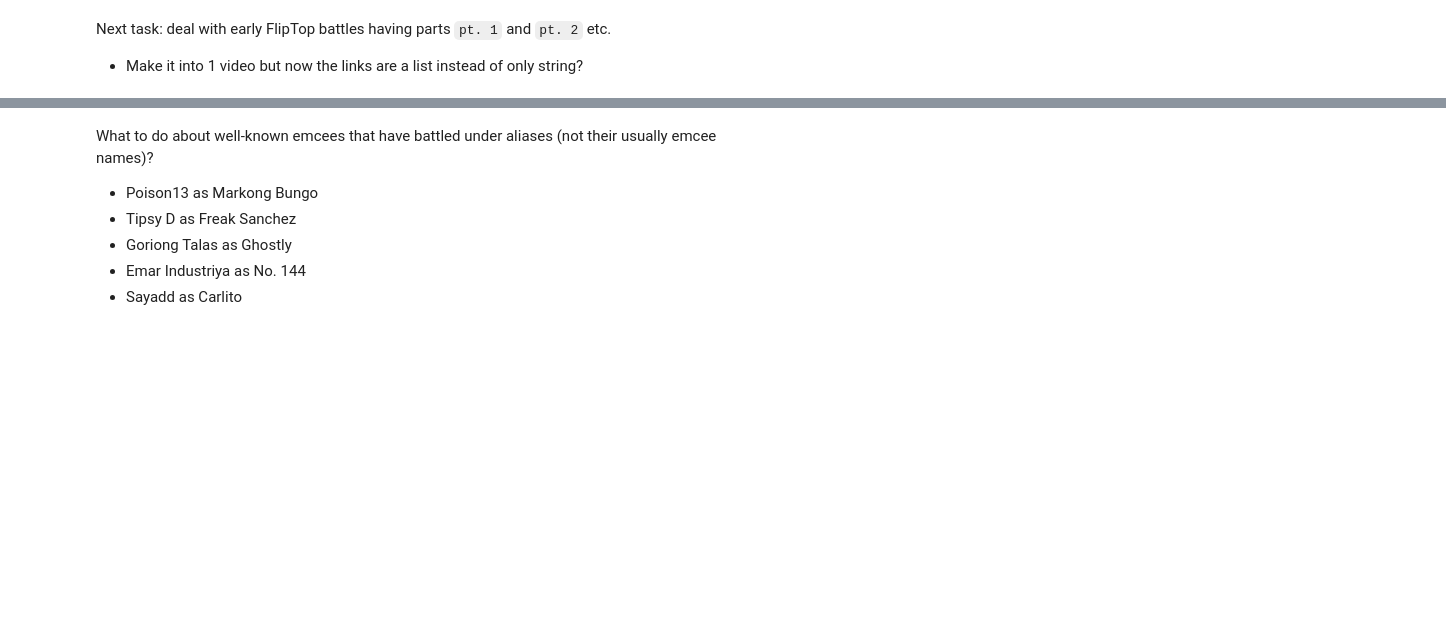
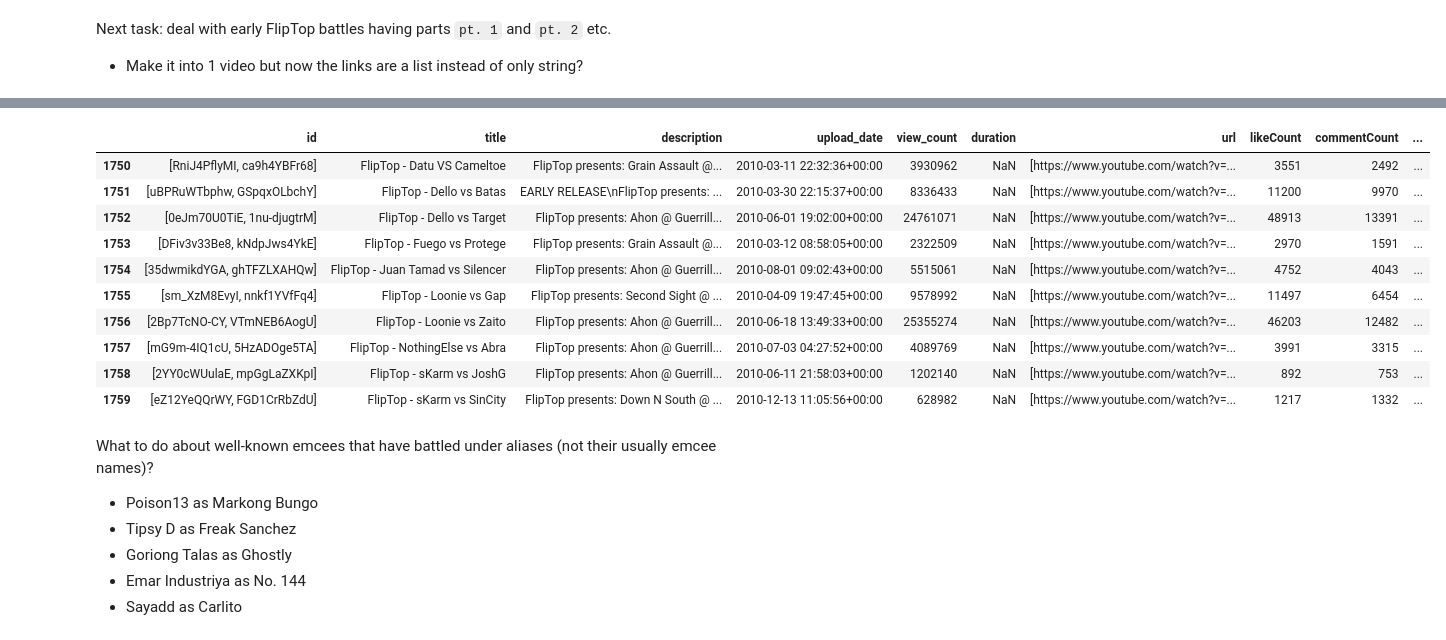
Before and after one commit to russluber/fliptop-analysis, a Jupyter notebook: notebooks/eda.ipynb, the cells around one changed output, grey strips where cells are left out. Cells and saved outputs as stored; diff of their text form; code cells hidden in the pictures; blank space fills up the shorter version.

Commit message:
Update data processing pipeline
Modularize more functions to add to the transform pipeline

```diff
--- a/notebooks/eda.ipynb
+++ b/notebooks/eda.ipynb
@@ -491,5 +285,5 @@ def clean_titles(df: pd.DataFrame) -> pd.DataFrame:
 # %%
-def etl_battles(df: pd.DataFrame) -> pd.DataFrame:
+def transform_battles(df: pd.DataFrame) -> pd.DataFrame:
     """
     Full ETL for battle videos
     """
@@ -965,0 +512,30 @@ emcees_df_updated.to_csv("../data/updated_emcees.csv", index=False)
+# %%
+def load_rename_map(path: str) -> dict:
+    with open(path, "r", encoding="utf-8") as f:
+        return json.load(f)
+
+def apply_emcee_rename(df: pd.DataFrame, rename_map: dict) -> pd.DataFrame:
+    """
+    Canonicalize emcee names using an alias->canonical mapping.
+    - Applies to both emcee1 and emcee2.
+    - Trims whitespace before/after.
+    - Idempotent: re-running won’t change already-canonical names.
+    """
+    if not {"emcee1","emcee2"} <= set(df.columns):
+        return df
+    out = df.copy()
+    out["emcee1"] = out["emcee1"].astype("string").str.strip().replace(rename_map)
+    out["emcee2"] = out["emcee2"].astype("string").str.strip().replace(rename_map)
+    return out
+
+def add_matchup_clean(df: pd.DataFrame) -> pd.DataFrame:
+    """
+    Build 'matchup_clean' from canonicalized emcee columns.
+    """
+    if not {"emcee1","emcee2"} <= set(df.columns):
+        return df
+    return df.assign(
+        matchup_clean=(df["emcee1"].astype("string").str.strip()
+                       + " vs " +
+                       df["emcee2"].astype("string").str.strip())
+    )
@@ -966,3 +593,19 @@ emcees_df_updated.to_csv("../data/updated_emcees.csv", index=False)
+# %%
+df_out = transform_battles(df, rename_map=rename_dict)
+# %%
+df_out.tail(10)
+# %% [output]
+|  | id | title | description | upload_date | view_count | duration | url | likeCount | commentCount | ... |
+| 1750 | [RniJ4PflyMI, ca9h4YBFr68] | FlipTop - Datu VS Cameltoe | FlipTop presents: Grain Assault @... | 2010-03-11 22:32:36+00:00 | 3930962 | NaN | [https://www.youtube.com/watch?v=... | 3551 | 2492 | ... |
+| 1751 | [uBPRuWTbphw, GSpqxOLbchY] | FlipTop - Dello vs Batas | EARLY RELEASE\nFlipTop presents: ... | 2010-03-30 22:15:37+00:00 | 8336433 | NaN | [https://www.youtube.com/watch?v=... | 11200 | 9970 | ... |
+| 1752 | [0eJm70U0TiE, 1nu-djugtrM] | FlipTop - Dello vs Target | FlipTop presents: Ahon @ Guerrill... | 2010-06-01 19:02:00+00:00 | 24761071 | NaN | [https://www.youtube.com/watch?v=... | 48913 | 13391 | ... |
+| 1753 | [DFiv3v33Be8, kNdpJws4YkE] | FlipTop - Fuego vs Protege | FlipTop presents: Grain Assault @... | 2010-03-12 08:58:05+00:00 | 2322509 | NaN | [https://www.youtube.com/watch?v=... | 2970 | 1591 | ... |
+| 1754 | [35dwmikdYGA, ghTFZLXAHQw] | FlipTop - Juan Tamad vs Silencer | FlipTop presents: Ahon @ Guerrill... | 2010-08-01 09:02:43+00:00 | 5515061 | NaN | [https://www.youtube.com/watch?v=... | 4752 | 4043 | ... |
+| 1755 | [sm_XzM8EvyI, nnkf1YVfFq4] | FlipTop - Loonie vs Gap | FlipTop presents: Second Sight @ ... | 2010-04-09 19:47:45+00:00 | 9578992 | NaN | [https://www.youtube.com/watch?v=... | 11497 | 6454 | ... |
+| 1756 | [2Bp7TcNO-CY, VTmNEB6AogU] | FlipTop - Loonie vs Zaito | FlipTop presents: Ahon @ Guerrill... | 2010-06-18 13:49:33+00:00 | 25355274 | NaN | [https://www.youtube.com/watch?v=... | 46203 | 12482 | ... |
+| 1757 | [mG9m-4IQ1cU, 5HzADOge5TA] | FlipTop - NothingElse vs Abra | FlipTop presents: Ahon @ Guerrill... | 2010-07-03 04:27:52+00:00 | 4089769 | NaN | [https://www.youtube.com/watch?v=... | 3991 | 3315 | ... |
+| 1758 | [2YY0cWUulaE, mpGgLaZXKpI] | FlipTop - sKarm vs JoshG | FlipTop presents: Ahon @ Guerrill... | 2010-06-11 21:58:03+00:00 | 1202140 | NaN | [https://www.youtube.com/watch?v=... | 892 | 753 | ... |
+| 1759 | [eZ12YeQQrWY, FGD1CrRbZdU] | FlipTop - sKarm vs SinCity | FlipTop presents: Down N South @ ... | 2010-12-13 11:05:56+00:00 | 628982 | NaN | [https://www.youtube.com/watch?v=... | 1217 | 1332 | ... |
 # %% [markdown]
 What to do about well-known emcees that have battled under aliases (not their usually emcee names)?
 - Poison13 as Markong Bungo
```
Also changed, not shown: parts of 78 cells of this notebook.
